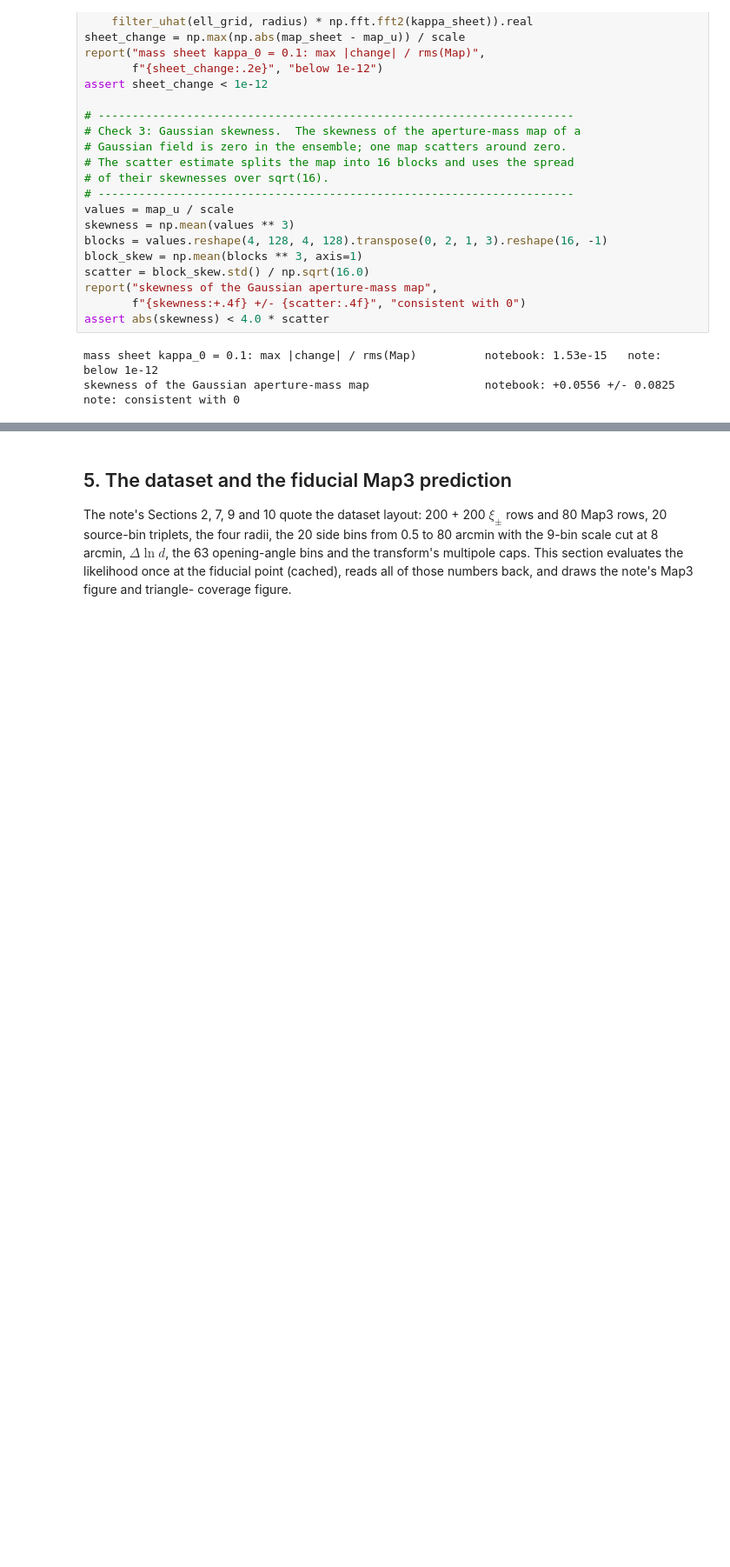
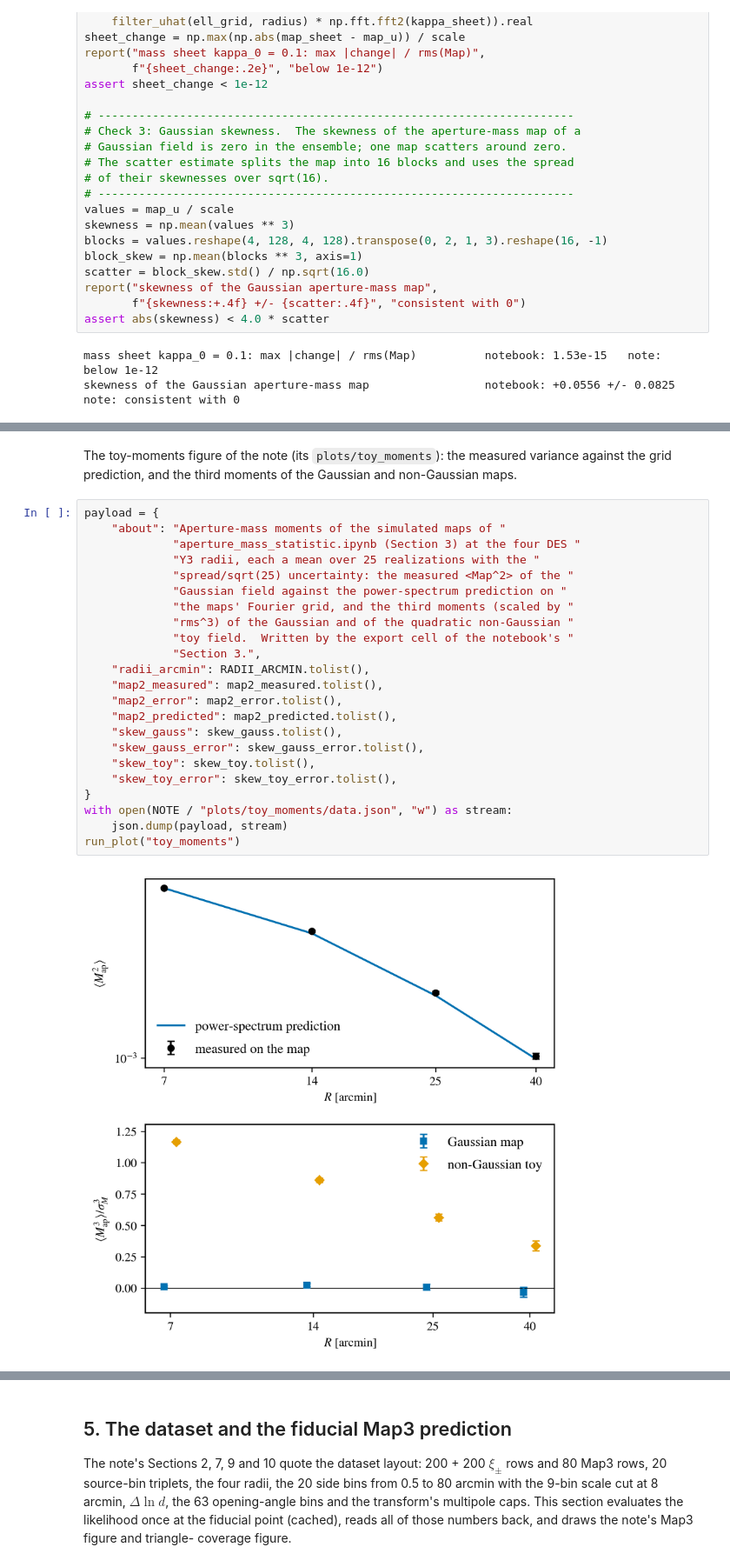
Before and after one commit to SBU-COSMOLIKE/cocoa_des_3pcf, a Jupyter notebook: notes/aperture_mass_statistic/aperture_mass_statistic.ipynb, the cells around one changed output, grey strips where cells are left out. Shown at 87% size. Drawn from its saved outputs; the diff is of its cells as text; blank space fills up the shorter version.

```diff
--- a/notes/aperture_mass_statistic/aperture_mass_statistic.ipynb
+++ b/notes/aperture_mass_statistic/aperture_mass_statistic.ipynb
@@ -447,0 +525,29 @@ wrapper constants match the yaml override
+# %% [markdown]
+The toy-moments figure of the note (its `plots/toy_moments`): the
+measured variance against the grid prediction, and the third moments of
+the Gaussian and non-Gaussian maps.
+# %%
+payload = {
+    "about": "Aperture-mass moments of the simulated maps of "
+             "aperture_mass_statistic.ipynb (Section 3) at the four DES "
+             "Y3 radii, each a mean over 25 realizations with the "
+             "spread/sqrt(25) uncertainty: the measured <Map^2> of the "
+             "Gaussian field against the power-spectrum prediction on "
+             "the maps' Fourier grid, and the third moments (scaled by "
+             "rms^3) of the Gaussian and of the quadratic non-Gaussian "
+             "toy field.  Written by the export cell of the notebook's "
+             "Section 3.",
+    "radii_arcmin": RADII_ARCMIN.tolist(),
+    "map2_measured": map2_measured.tolist(),
+    "map2_error": map2_error.tolist(),
+    "map2_predicted": map2_predicted.tolist(),
+    "skew_gauss": skew_gauss.tolist(),
+    "skew_gauss_error": skew_gauss_error.tolist(),
+    "skew_toy": skew_toy.tolist(),
+    "skew_toy_error": skew_toy_error.tolist(),
+}
+with open(NOTE / "plots/toy_moments/data.json", "w") as stream:
+    json.dump(payload, stream)
+run_plot("toy_moments")
+# %% [output]
+[figure, added]
```
Also changed, not shown: parts of 33 cells of this notebook, 34 other files.
